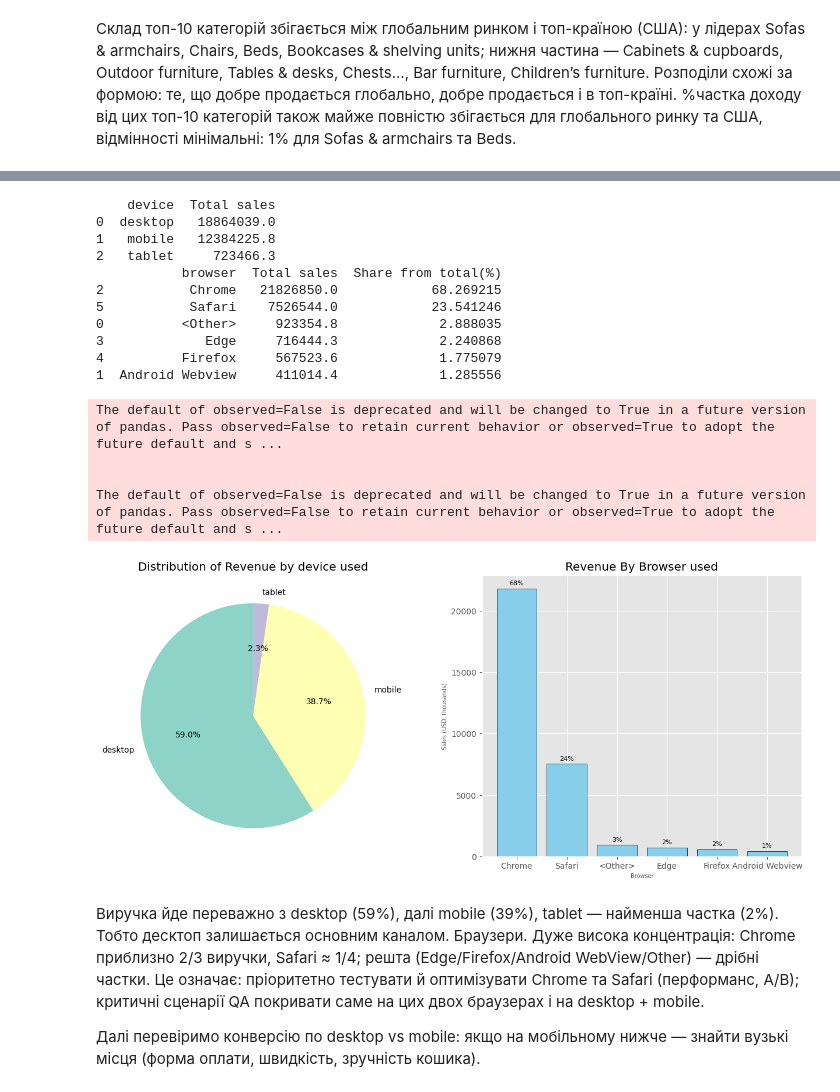
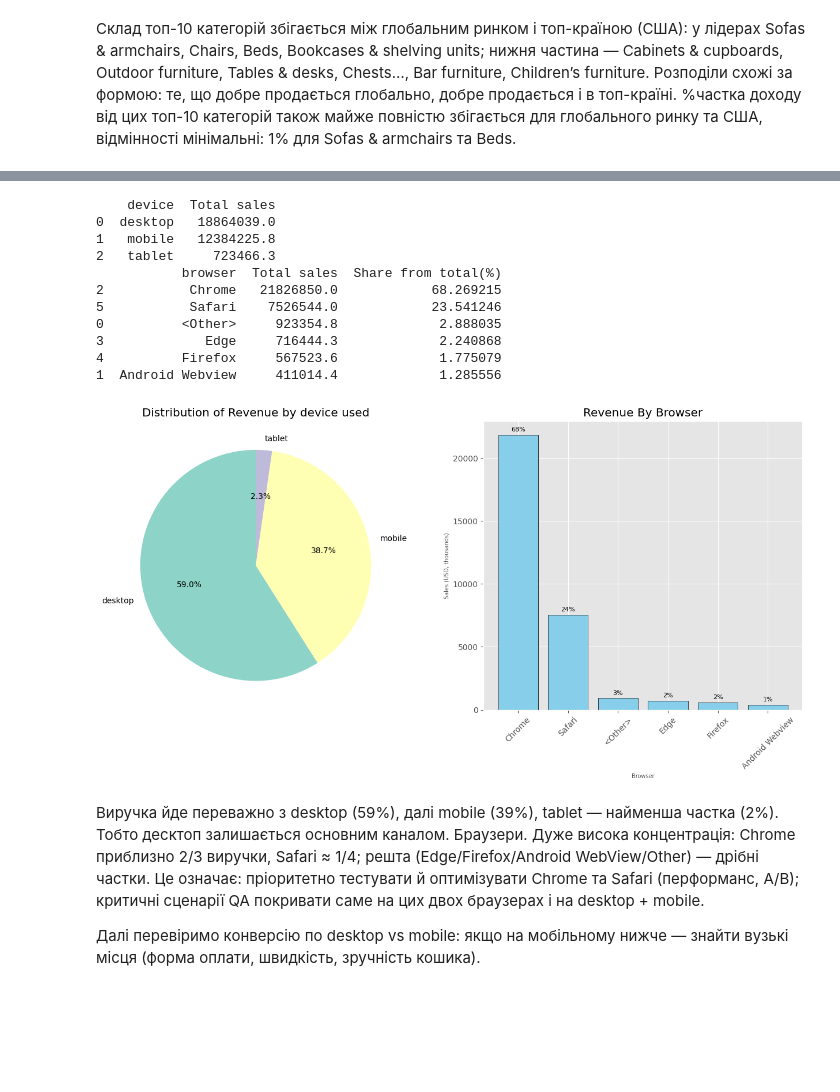
Before and after one commit to DariyaBelokon/Portfolio-project, a Jupyter notebook: Portfolio_Project_1.ipynb, the cells around one changed output, grey strips where cells are left out. Saved outputs shown, nothing was run; the diff lists cells and outputs as text; code cells hidden in the pictures; blank space fills up the shorter version.

```diff
--- a/Portfolio_Project_1.ipynb
+++ b/Portfolio_Project_1.ipynb
@@ -346,7 +335,7 @@ plt.show()
 Розподіли виручки майже сходиться з розподілом проданих одиниць продукції. Частки майже збігаються на обох графіках, що свідчить, що середній чек/ціни по країнах схожі або продуктовий мікс не сильно відрізняється.
 # %%
 grouped_by_continent_sales = (
-    df.groupby("continent", as_index=False)["price"].sum()
+    df.groupby("continent", as_index=False, observed=False)["price"].sum()
       .rename(columns={"price": "Total sales"})
       .sort_values(by='Total sales', ascending = False)
 )
@@ -355,7 +344,7 @@ print("TOP-3 continents by Sales")
 print(top_3_continents_sales)
 
 grouped_by_continent_items_sold = (
-    df.groupby("continent", as_index=False)["price"].count()
+    df.groupby("continent", as_index=False, observed=False)["price"].count()
       .rename(columns={"price": "Items sold"})
       .sort_values(by='Items sold', ascending = False)
 )
@@ -545,13 +532,13 @@ The default value of observed=False is deprecated and will change to observed=Tr
 # %%
 grouped_by_device_sales = (
-    df.groupby("device", as_index=False)["price"].sum()
+    df.groupby("device", as_index=False, observed=False)["price"].sum()
       .rename(columns={"price": "Total sales"})
       .sort_values(by='Total sales', ascending = False)
 )
 print(grouped_by_device_sales)
 
 grouped_by_browser_sales = (
-    df.groupby("browser", as_index=False)["price"].sum()
+    df.groupby("browser", as_index=False, observed=False)["price"].sum()
       .rename(columns={"price": "Total sales"})
       .sort_values(by='Total sales', ascending = False)
 )
@@ -569,39 +556,36 @@ print(grouped_by_browser_sales)
 3             Edge     716444.3             2.240868
 4          Firefox     567523.6             1.775079
 1  Android Webview     411014.4             1.285556
-The default of observed=False is deprecated and will be changed to True in a future version of pandas. Pass observed=False to retain current behavior or observed=True to adopt the future default and s ...
-
-
-The default of observed=False is deprecated and will be changed to True in a future version of pandas. Pass observed=False to retain current behavior or observed=True to adopt the future default and s ...
 # %%
 total_sales = df["price"].sum()
 
 sizes1 = grouped_by_device_sales["Total sales"].tolist()
 labels1 = grouped_by_device_sales["device"].tolist()
 colors1 = sns.color_palette("Set3", n_colors=len(labels1))
 
 # Малюнок із 2 підграфіками
-fig, ax = plt.subplots(1, 2, figsize=(13, 6))
+fig, ax = plt.subplots(1, 2, figsize=(13, 7))
 
 ax[0].pie(sizes1, labels=labels1, colors=colors1, autopct='%1.1f%%', startangle=90)
 ax[0].set_title("Distribution of Revenue by device used")
 
 bars1 = ax[1].bar(
     grouped_by_browser_sales['browser'],
     grouped_by_browser_sales["Total sales"] / 1000,
     color='skyblue', edgecolor='black'
 )
-ax[1].set_title("Revenue By Browser used", color = "black")
+ax[1].set_title("Revenue By Browser", color = "black")
 ax[1].set_xlabel("Browser",fontsize=7)
 ax[1].set_ylabel("Sales (USD, thousands)",fontsize=7)
 ax[1].ticklabel_format(style="plain", axis="y")
+ax[1].tick_params(axis='x', labelrotation=45)
 share_labels_browser = [f"{v:.0f}%" for v in grouped_by_browser_sales["Share from total(%)"].to_numpy()]
 ax[1].bar_label(bars1, labels=share_labels_browser, padding=3, fontsize=8)
 
 plt.tight_layout(pad=2.0, w_pad=2.5)
 plt.show()
 # %% [output]
-[figure, old version]
+[figure, new version]
 # %% [markdown]
 Виручка йде переважно з desktop (59%), далі mobile (39%), tablet — найменша частка (2%). Тобто десктоп залишається основним каналом.
 Браузери. Дуже висока концентрація: Chrome приблизно 2/3 виручки, Safari ≈ 1/4; решта (Edge/Firefox/Android WebView/Other) — дрібні частки. Це означає:
```
Also changed, not shown: parts of 25 cells of this notebook.
